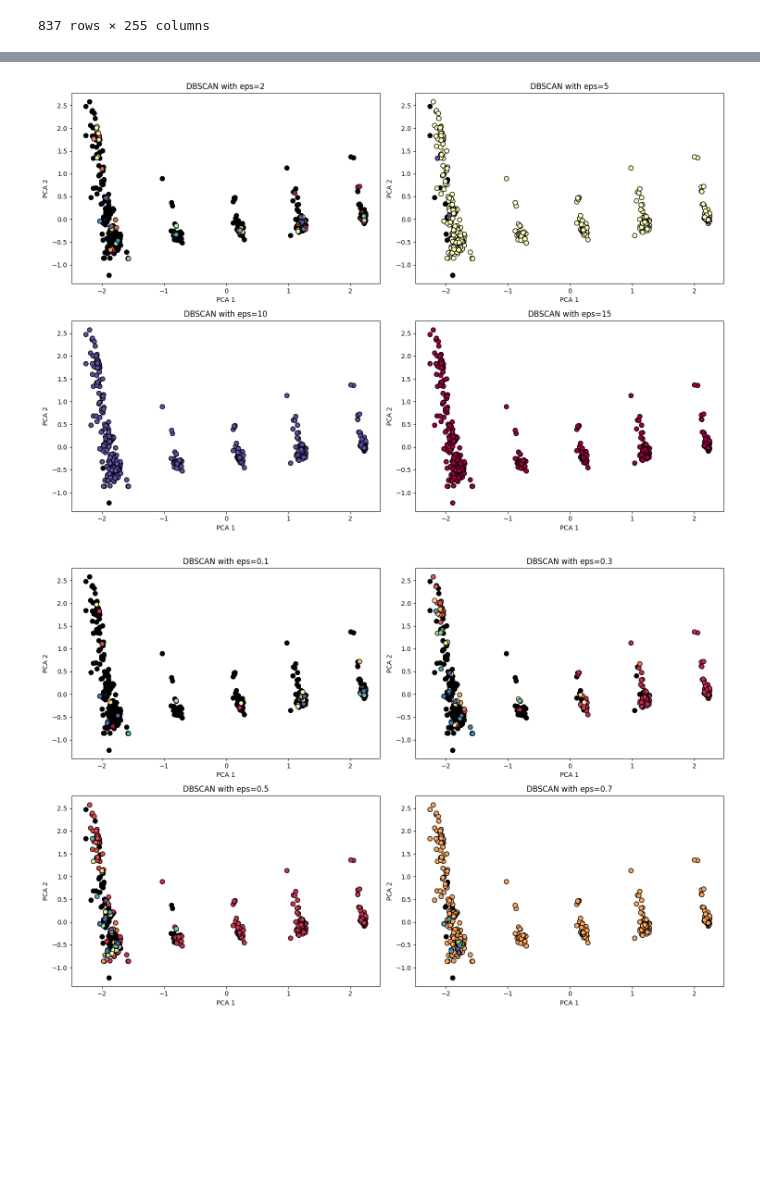
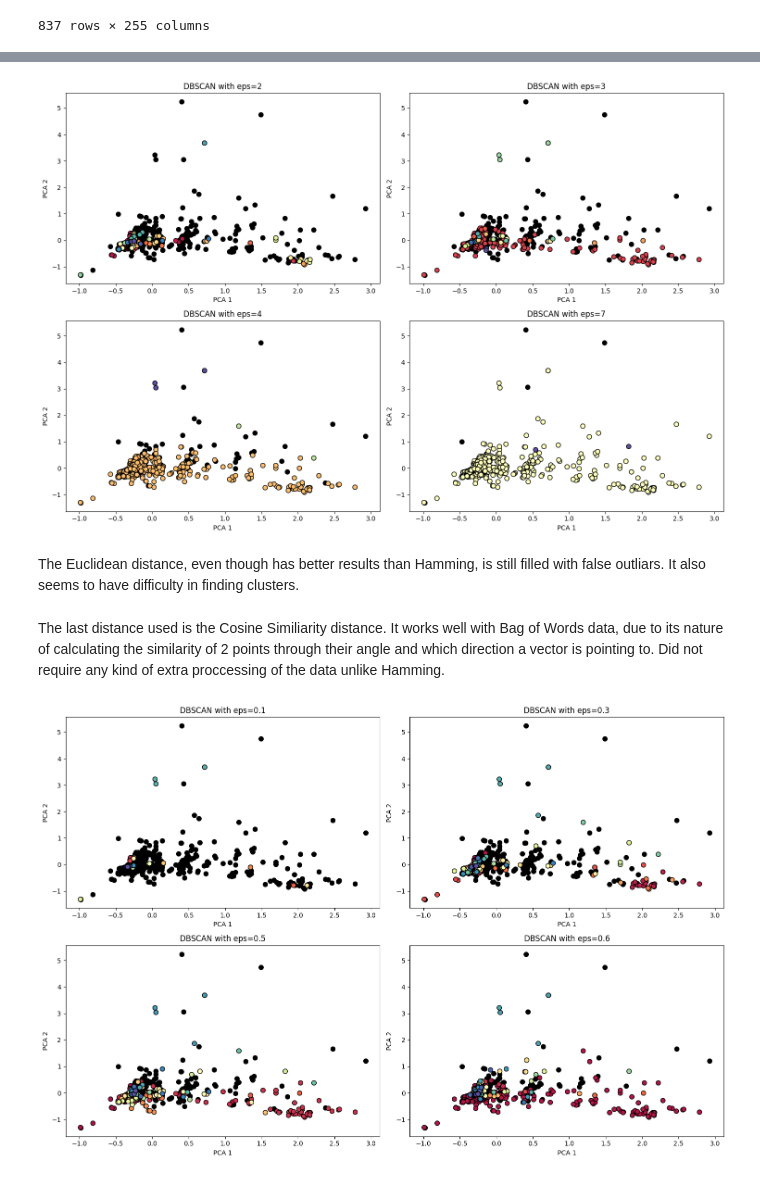
Before and after one commit to Semo0/IPWFormAi, a Jupyter notebook: app/ClusteringBachelorsFinal.ipynb, the cells around one changed output, grey strips where cells are left out. Cells and saved outputs as stored; diff of their text form; code cells hidden in the pictures; blank space fills up the shorter version.

```diff
--- a/app/ClusteringBachelorsFinal.ipynb
+++ b/app/ClusteringBachelorsFinal.ipynb
@@ -11,7 +11,6 @@ from sklearn.metrics import precision_score, recall_score
 # %% [markdown]
 **Step 1:** Upload the preprocessed data that contains only form names and fieldlabels
 # %%
-
 df = pd.read_csv('all_data.csv', on_bad_lines='skip')
 
 #handle blocktype(removeit).
@@ -23,6 +22,6 @@ for index, row in df.iterrows():
     if row['elementtype'] == 'special' and pd.isnull(row['fieldtype']):  # Check if 'elementtype' is empty
         df.at[index, 'fieldtype'] = row['specialtype']  # Assign 'specialtype' value to 'elementtype'
 
-df = df.drop(columns=['Kunde','fieldtype','customform','specialtype','elementtype', 'customname','fieldobjectid','fieldparentid','fieldparenttype','blocktype','fieldrelation','language'])
+df = df.drop(columns=['Kunde', 'fieldtype','specialtype','elementtype', 'customname','fieldobjectid','fieldparentid','fieldparenttype','blocktype','fieldrelation','language'])
 display(df)
 # %% [output]
@@ -83,7 +79,7 @@ X_df = pd.DataFrame(result)
 # Concatenate 'name' with all 'fieldlabel' columns, replacing None with 'None'
 X_df['concatenated'] = X_df.apply(
     lambda row: row['name'] + " " + " ".join(
-        [str(row[f'fieldlabel {i}']) if row[f'fieldlabel {i}'] is not None else 'None' for i in range(1, 6)]
+        [str(row[f'fieldlabel {i}']) if row[f'fieldlabel {i}'] is not None else '' for i in range(1, 6)]
     ), axis=1
 )
 
@@ -137,7 +142,7 @@ labels = db.labels_
 
 # Reduce the dimensionality of the data to 2D using PCA if needed for visualization
 pca = PCA(n_components=2)
-reduced_data = pca.fit_transform(X_vectorized)
+reduced_data = pca.fit_transform(X_dense)
 
 # Plot the DBSCAN clustering result
 unique_labels = np.unique(labels)
@@ -166,7 +175,7 @@ pca = PCA(n_components=2)
 reduced_data = pca.fit_transform(X_vectorized)
 
 # Define a range of eps values to try
-eps_values = [2, 5, 10, 15]
+eps_values = [2, 3, 4, 7]
 
 # Set up the plot grid
 plt.figure(figsize=(15, 10))
@@ -196,7 +205,13 @@ for i, eps in enumerate(eps_values, 1):
 plt.tight_layout()
 plt.show()
 # %% [output]
-[figure, old version]
+[figure, new version]
+# %% [markdown]
+The Euclidean distance, even though has better results than Hamming, is still filled with false outliars. It also seems to have difficulty in finding clusters.
+# %% [markdown]
+The last distance used is the Cosine Similiarity distance.
+It works well with Bag of Words data, due to its nature of calculating the similarity of 2 points through their angle and which direction a vector is pointing to.
+Did not require any kind of extra proccessing of the data unlike Hamming.
 # %%
 import numpy as np
 import matplotlib.pyplot as plt
@@ -209,34 +224,34 @@ pca = PCA(n_components=2)
 reduced_data = pca.fit_transform(X_vectorized)
 
 # Define a range of eps values to try
-eps_values = [0.1, 0.3, 0.5, 0.7]
+eps_values = [0.1, 0.3, 0.5, 0.6]
 
 # Set up the plot grid
 plt.figure(figsize=(15, 10))
 
 for i, eps in enumerate(eps_values, 1):
     # Apply DBSCAN with different eps values
     db = DBSCAN(eps=eps, min_samples=2, metric='cosine')
     labels = db.fit_predict(X_dense)
 
     # Create a scatter plot for the current DBSCAN result
     plt.subplot(2, len(eps_values)//2, i)
     unique_labels = np.unique(labels)
     colors = [plt.cm.Spectral(each) for each in np.linspace(0, 1, len(unique_labels))]
 
     for k, col in zip(unique_labels, colors):
         if k == -1:
             col = [0, 0, 0, 1]  # Black for noise points
 
         class_member_mask = (labels == k)
         xy = reduced_data[class_member_mask]
         plt.scatter(xy[:, 0], xy[:, 1], c=[tuple(col)], edgecolor='k', s=50)
 
     plt.title(f'DBSCAN with eps={eps}')
     plt.xlabel('PCA 1')
     plt.ylabel('PCA 2')
 
 plt.tight_layout()
 plt.show()
 # %% [output]
-[figure, old version]
+[figure, new version]
```
Also changed, not shown: parts of 11 cells of this notebook.
